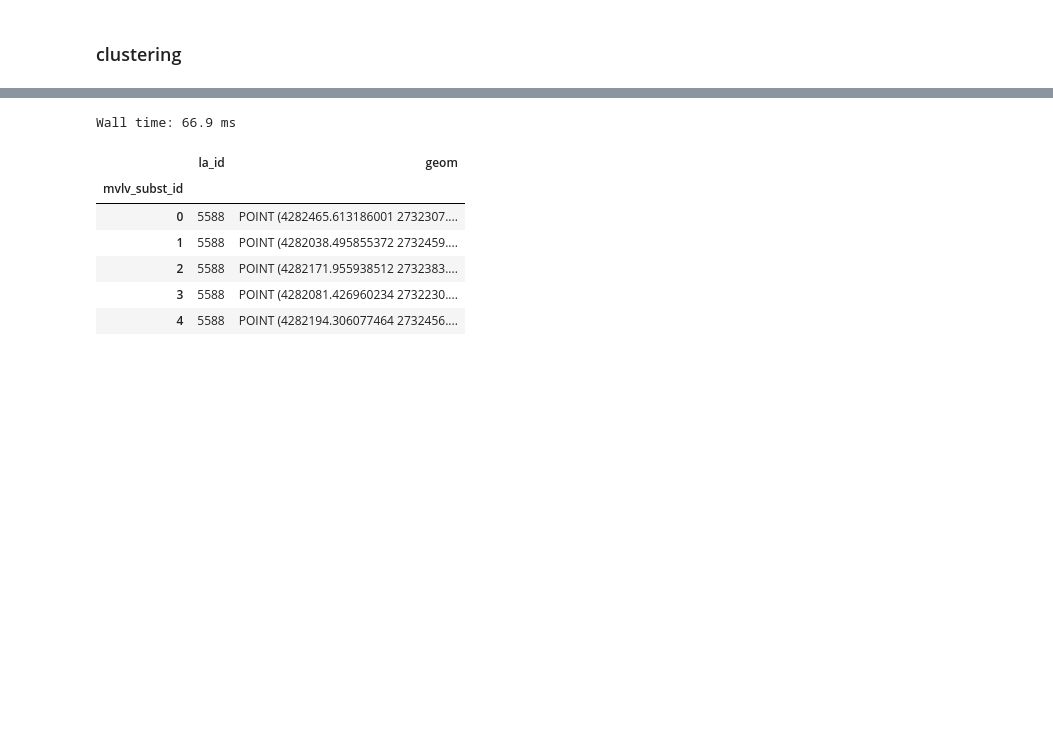
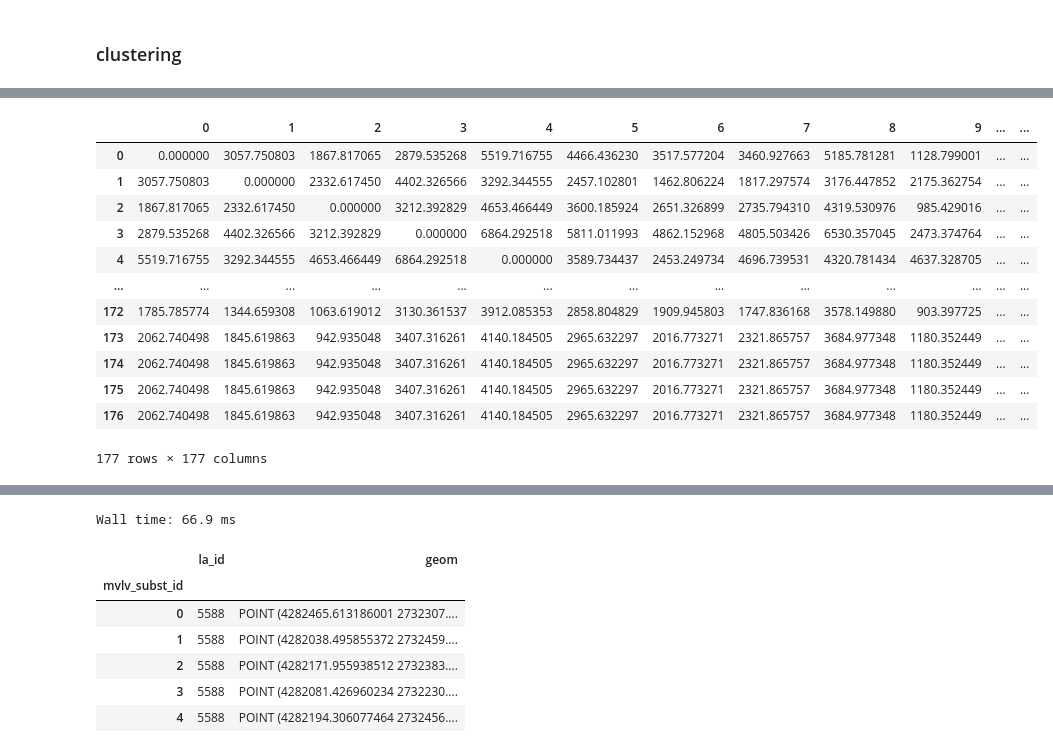
Before and after one commit to openego/ding0, a Jupyter notebook: ding0/lv_grid_testing-08.18_ons_dist_threshold_400.ipynb, the cells around one changed output, grey strips where cells are left out. Drawn from its saved outputs; the diff is of its cells as text; code cells hidden in the pictures; blank space fills up the shorter version.

```diff
--- a/ding0/lv_grid_testing-08.18_ons_dist_threshold_400.ipynb
+++ b/ding0/lv_grid_testing-08.18_ons_dist_threshold_400.ipynb
@@ -184,0 +219,6 @@ for mvlv_subst_loc in mvlv_subst_list:
+# %%
+osmids = []
+
+for mvstation in mvlv_subst_list:
+
+    osmids.append(mvstation.get('osmid'))
@@ -184,0 +230,6 @@ for mvlv_subst_loc in mvlv_subst_list:
+# %%
+%%time
+
+xy_list = osmids
+dist = lambda p1, p2: nx.shortest_path_length(cluster_graph, p1, p2, weight='length')
+dm = [[dist(p1, p2) for p2 in xy_list] for p1 in xy_list]
@@ -184,0 +238,16 @@ for mvlv_subst_loc in mvlv_subst_list:
+# %%
+pd.DataFrame(dm)
+# %% [output]
+|  | 0 | 1 | 2 | 3 | 4 | 5 | 6 | 7 | 8 | 9 | ... | ... |
+| 0 | 0.000000 | 3057.750803 | 1867.817065 | 2879.535268 | 5519.716755 | 4466.436230 | 3517.577204 | 3460.927663 | 5185.781281 | 1128.799001 | ... | ... |
+| 1 | 3057.750803 | 0.000000 | 2332.617450 | 4402.326566 | 3292.344555 | 2457.102801 | 1462.806224 | 1817.297574 | 3176.447852 | 2175.362754 | ... | ... |
+| 2 | 1867.817065 | 2332.617450 | 0.000000 | 3212.392829 | 4653.466449 | 3600.185924 | 2651.326899 | 2735.794310 | 4319.530976 | 985.429016 | ... | ... |
+| 3 | 2879.535268 | 4402.326566 | 3212.392829 | 0.000000 | 6864.292518 | 5811.011993 | 4862.152968 | 4805.503426 | 6530.357045 | 2473.374764 | ... | ... |
+| 4 | 5519.716755 | 3292.344555 | 4653.466449 | 6864.292518 | 0.000000 | 3589.734437 | 2453.249734 | 4696.739531 | 4320.781434 | 4637.328705 | ... | ... |
+| ... | ... | ... | ... | ... | ... | ... | ... | ... | ... | ... | ... | ... |
+| 172 | 1785.785774 | 1344.659308 | 1063.619012 | 3130.361537 | 3912.085353 | 2858.804829 | 1909.945803 | 1747.836168 | 3578.149880 | 903.397725 | ... | ... |
+| 173 | 2062.740498 | 1845.619863 | 942.935048 | 3407.316261 | 4140.184505 | 2965.632297 | 2016.773271 | 2321.865757 | 3684.977348 | 1180.352449 | ... | ... |
+| 174 | 2062.740498 | 1845.619863 | 942.935048 | 3407.316261 | 4140.184505 | 2965.632297 | 2016.773271 | 2321.865757 | 3684.977348 | 1180.352449 | ... | ... |
+| 175 | 2062.740498 | 1845.619863 | 942.935048 | 3407.316261 | 4140.184505 | 2965.632297 | 2016.773271 | 2321.865757 | 3684.977348 | 1180.352449 | ... | ... |
+| 176 | 2062.740498 | 1845.619863 | 942.935048 | 3407.316261 | 4140.184505 | 2965.632297 | 2016.773271 | 2321.865757 | 3684.977348 | 1180.352449 | ... | ... |
+177 rows × 177 columns
```
Also changed, not shown: parts of 14 cells of this notebook, 1 other file.
